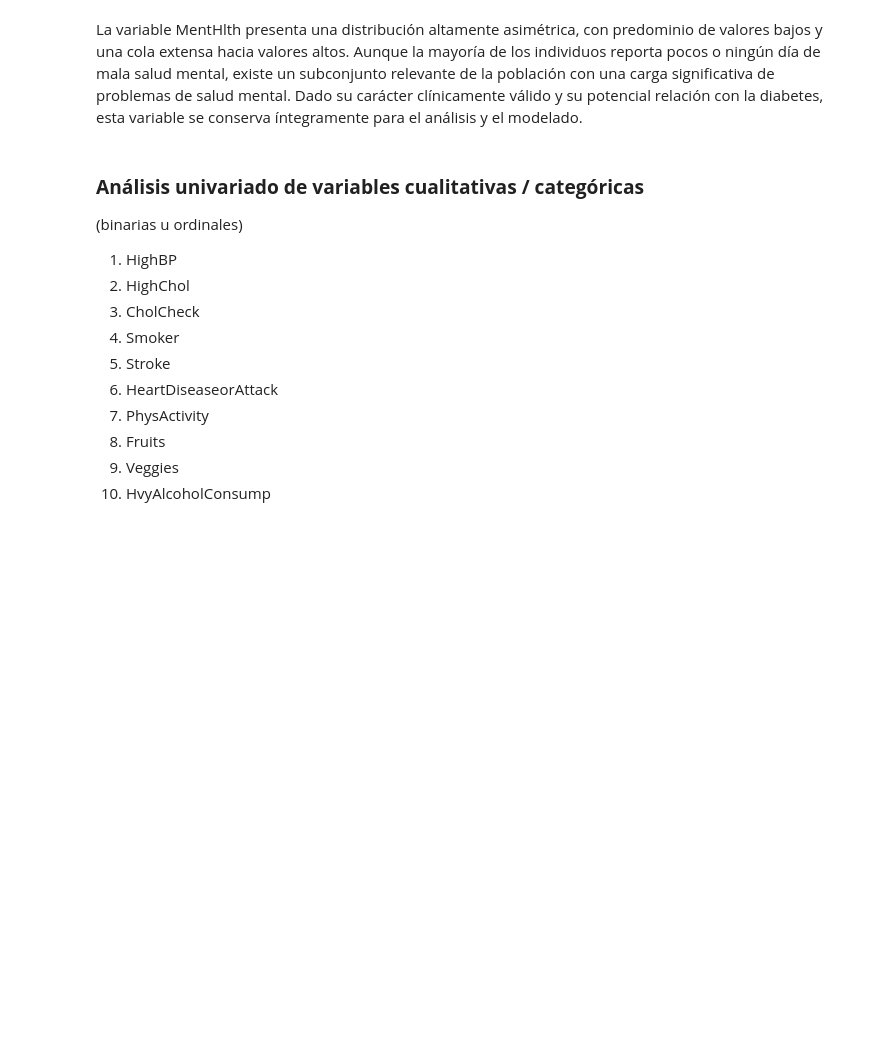
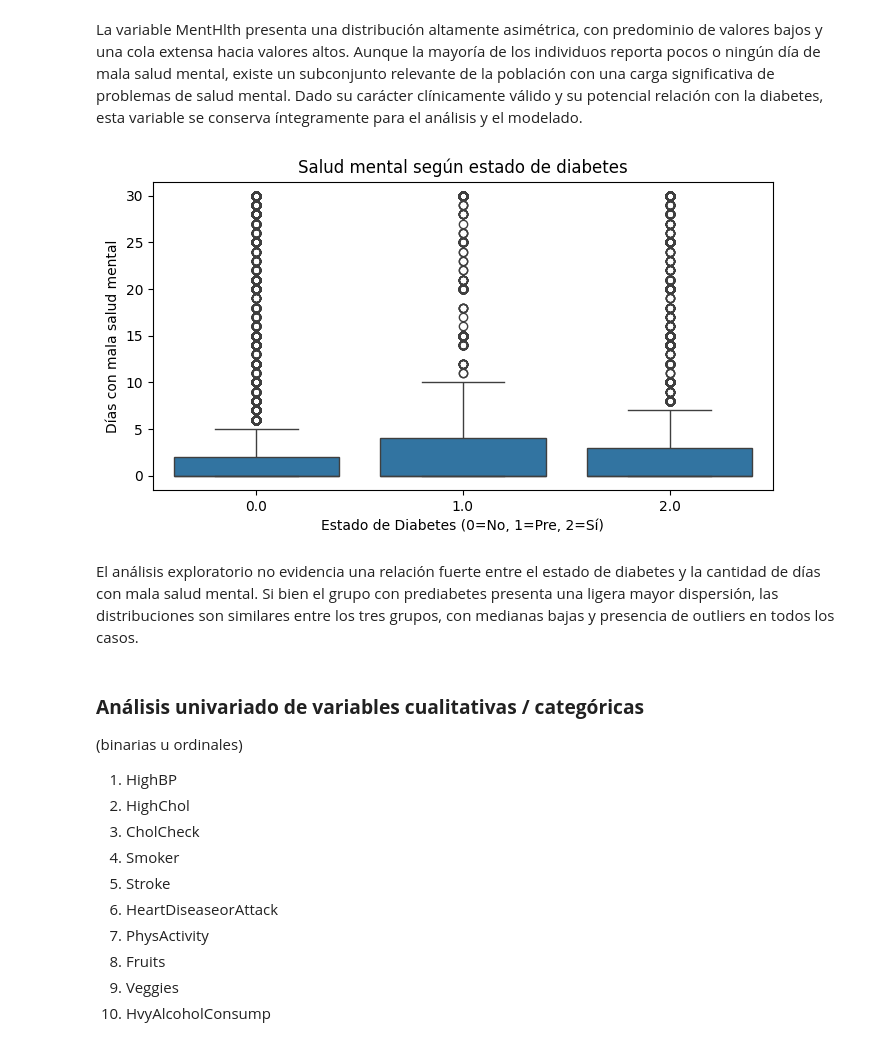
Before and after one commit to sebas-serrano/Diabetes_Health_Indicators, a Jupyter notebook: notebooks/Diabetes_Health_Indicators.ipynb, the cells around one changed output. Saved outputs shown, nothing was run; the diff lists cells and outputs as text; code cells hidden in the pictures; blank space fills up the shorter version.

```diff
--- a/notebooks/Diabetes_Health_Indicators.ipynb
+++ b/notebooks/Diabetes_Health_Indicators.ipynb
@@ -317,6 +317,18 @@ plt.show()
 [figure]
 # %% [markdown]
 La variable MentHlth presenta una distribución altamente asimétrica, con predominio de valores bajos y una cola extensa hacia valores altos. Aunque la mayoría de los individuos reporta pocos o ningún día de mala salud mental, existe un subconjunto relevante de la población con una carga significativa de problemas de salud mental. Dado su carácter clínicamente válido y su potencial relación con la diabetes, esta variable se conserva íntegramente para el análisis y el modelado.
+# %%
+plt.figure(figsize=(8, 4))
+sns.boxplot(x='Diabetes_012', y='MentHlth', data=df_multi)
+plt.title('Salud mental según estado de diabetes')
+plt.xlabel('Estado de Diabetes (0=No, 1=Pre, 2=Sí)')
+plt.ylabel('Días con mala salud mental')
+plt.show()
+# %% [output]
+[figure, added]
+# %% [markdown]
+El análisis exploratorio no evidencia una relación fuerte entre el estado de diabetes y la cantidad de días con mala salud mental.
+Si bien el grupo con prediabetes presenta una ligera mayor dispersión, las distribuciones son similares entre los tres grupos, con medianas bajas y presencia de outliers en todos los casos.
 # %% [markdown]
 ### **Análisis univariado de variables cualitativas / categóricas**
 
```
Also changed, not shown: parts of 2 cells of this notebook.
